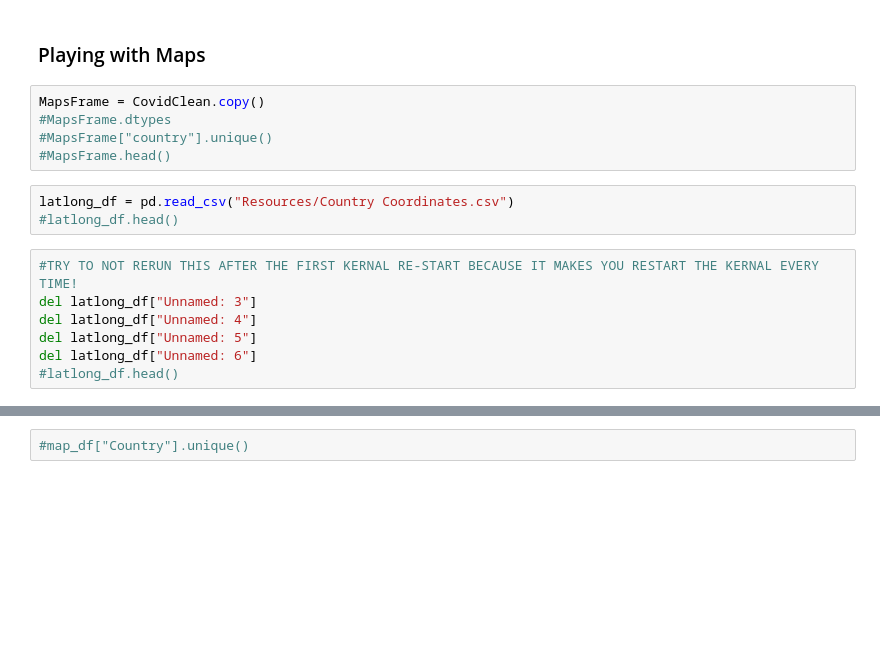
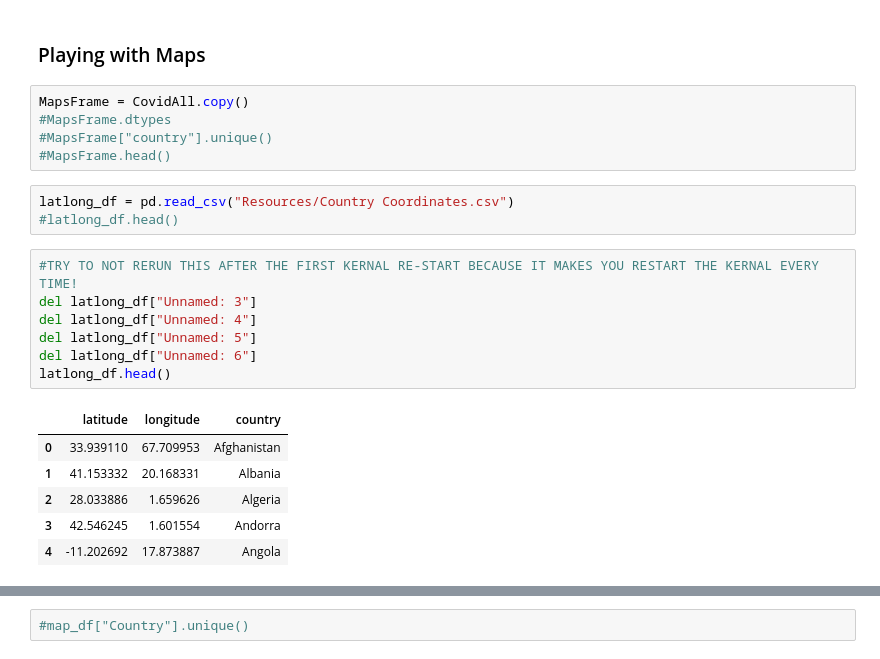
Before and after one commit to eclevela-1234/Covid-19-in-Europe, a Jupyter notebook: COVID19.ipynb, the cells around one changed output, grey strips where cells are left out. Cells and saved outputs as stored; diff of their text form; blank space fills up the shorter version.

```diff
--- a/COVID19.ipynb
+++ b/COVID19.ipynb
@@ -202,7 +216,7 @@ plt.show()
 # %% [markdown]
 ### Playing with Maps
 # %%
-MapsFrame = CovidClean.copy()
+MapsFrame = CovidAll.copy()
 #MapsFrame.dtypes
 #MapsFrame["country"].unique()
 #MapsFrame.head()
@@ -212,10 +226,17 @@ latlong_df = pd.read_csv("Resources/Country Coordinates.csv")
 # %%
 #TRY TO NOT RERUN THIS AFTER THE FIRST KERNAL RE-START BECAUSE IT MAKES YOU RESTART THE KERNAL EVERY TIME!
 del latlong_df["Unnamed: 3"]
 del latlong_df["Unnamed: 4"]
 del latlong_df["Unnamed: 5"]
 del latlong_df["Unnamed: 6"]
-#latlong_df.head()
+latlong_df.head()
+# %% [output]
+|  | latitude | longitude | country |
+| 0 | 33.939110 | 67.709953 | Afghanistan |
+| 1 | 41.153332 | 20.168331 | Albania |
+| 2 | 28.033886 | 1.659626 | Algeria |
+| 3 | 42.546245 | 1.601554 | Andorra |
+| 4 | -11.202692 | 17.873887 | Angola |
 # %%
 #In MapsFrame it is "Country" and in latlong_df it is "country"
 latlong_df=latlong_df.rename(columns = {"country" : "Country"})
```
Also changed, not shown: parts of 16 cells of this notebook.
